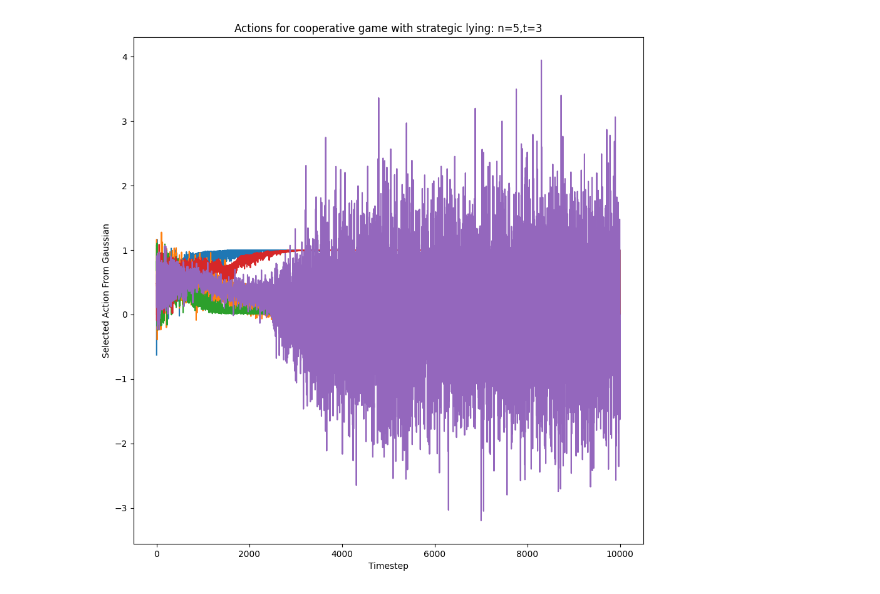
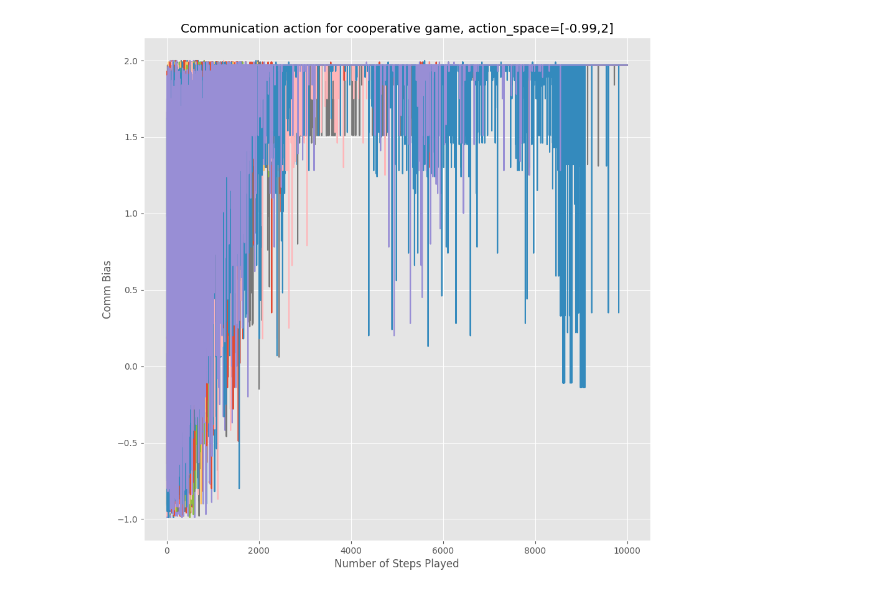
Before and after one commit to akhimoche/coop-form-marl, a Jupyter notebook: graph_test.ipynb, the cells around one changed output. Cells and saved outputs as stored; diff of their text form; code cells hidden in the pictures.

```diff
--- a/graph_test.ipynb
+++ b/graph_test.ipynb
@@ -30,0 +37,11 @@ plt.legend()
+# %%
+actions_1 = np.load(f'data/base_comm_gradsum/n{n}t{t}_actions_[-0.99,2].npy')
+
+print(f'Converged actions: {actions_1[-1,:]}')
+
+fig, axes = plt.subplots(nrows=2, ncols=5, figsize=(10, 10))
+axes = axes.flatten()
+for i in range(n):
+    ax = axes[i]
+    ax.plot(actions_1[:,i])
+    ax.set_title(f'Agent {i + 1}')
@@ -31,9 +51,10 @@ plt.legend()
 # %%
-plt.title(f'Actions for cooperative game with strategic lying: n={n},t={t}')
-plt.xlabel('Timestep')
-plt.ylabel('Selected Action From Gaussian')
-plt.plot(comm_action_1, label='1')
+plt.xlabel('Number of Steps Played')
+plt.ylabel('Comm Bias')
+plt.title(f'Communication action for cooperative game, action_space=[-0.99,2]')
+plt.plot(actions_1)
+
 fig = plt.gcf()
 fig.set_size_inches(10.5, 10.5)
 # %% [output]
-[figure, old version]
+[figure, new version]
```
Also changed, not shown: parts of 2 cells of this notebook, 30 other files.
